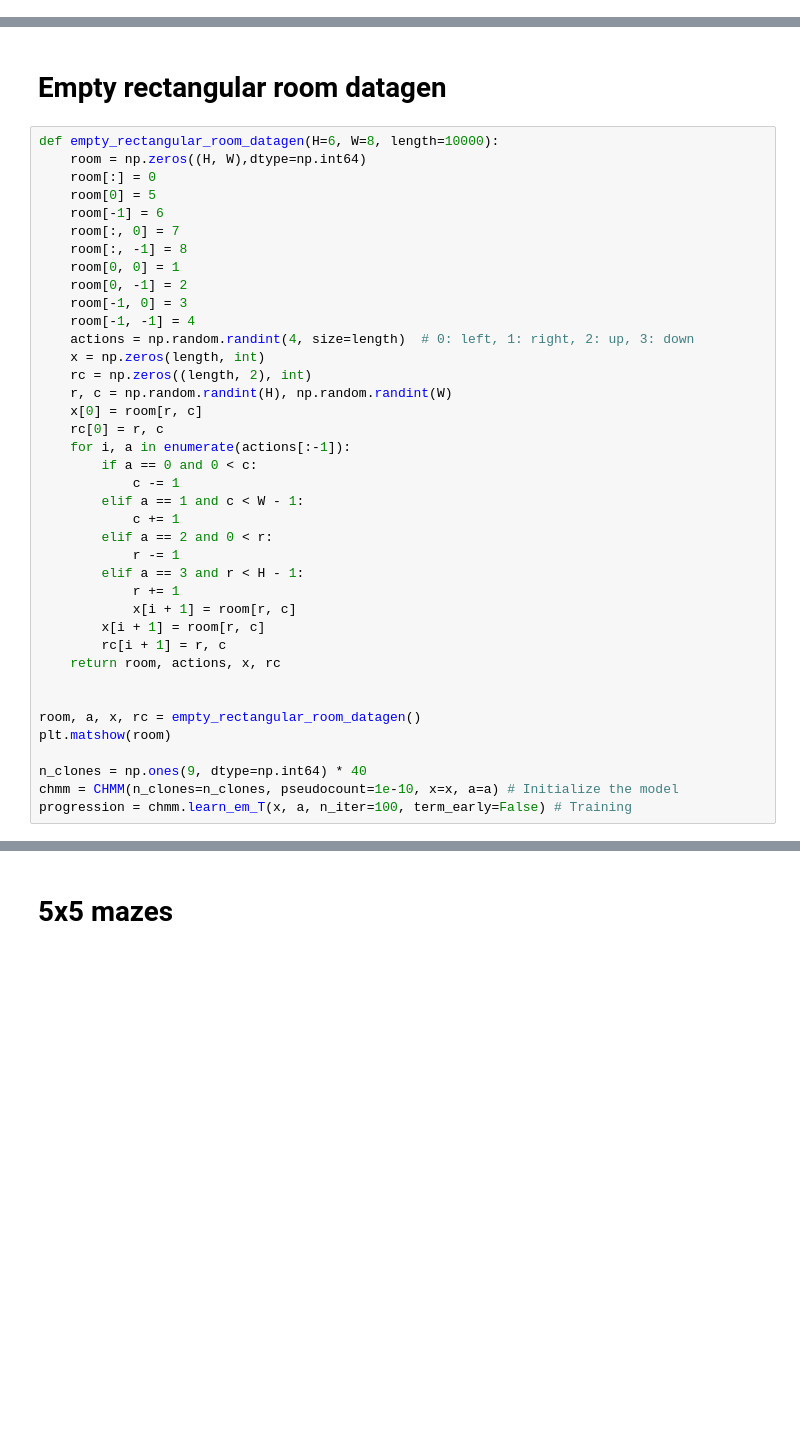
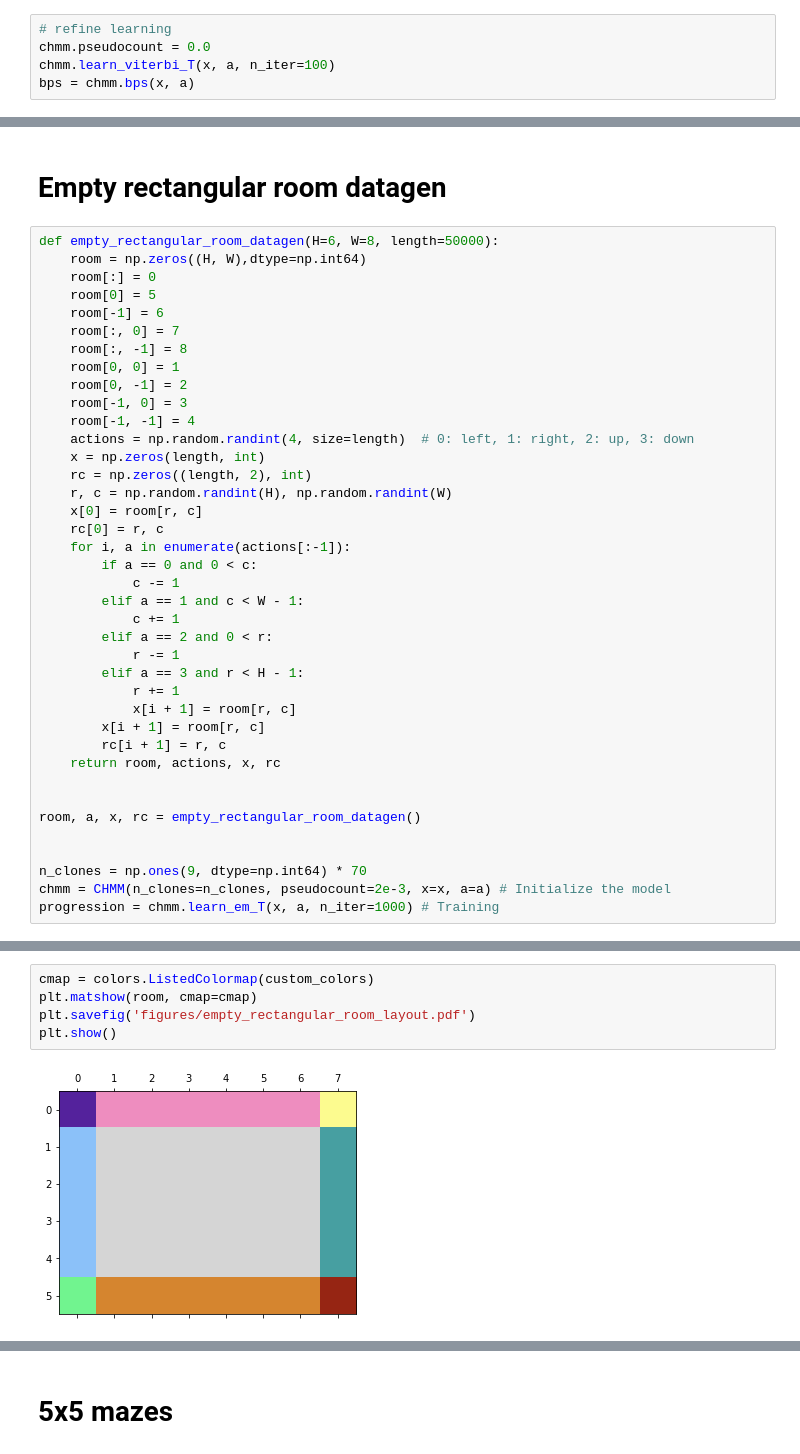
Before and after one commit to vicariousinc/naturecomm_cscg, a Jupyter notebook: intro.ipynb, the cells around one changed output, grey strips where cells are left out. Drawn from its saved outputs; the diff is of its cells as text; blank space fills up the shorter version.

```diff
--- a/intro.ipynb
+++ b/intro.ipynb
@@ -62,0 +94,5 @@ progression = chmm.learn_em_T(x, a, n_iter=100, term_early=False) # Training
+# %%
+# refine learning
+chmm.pseudocount = 0.0
+chmm.learn_viterbi_T(x, a, n_iter=100)
+bps = chmm.bps(x, a)
@@ -63,7 +111,7 @@ progression = chmm.learn_em_T(x, a, n_iter=100, term_early=False) # Training
 # %% [markdown]
 # Empty rectangular room datagen
 # %%
-def empty_rectangular_room_datagen(H=6, W=8, length=10000):
+def empty_rectangular_room_datagen(H=6, W=8, length=50000):
     room = np.zeros((H, W),dtype=np.int64)
     room[:] = 0
     room[0] = 5
@@ -96,9 +144,9 @@ def empty_rectangular_room_datagen(H=6, W=8, length=10000):
 
 
 room, a, x, rc = empty_rectangular_room_datagen()
-plt.matshow(room)
 
-n_clones = np.ones(9, dtype=np.int64) * 40
-chmm = CHMM(n_clones=n_clones, pseudocount=1e-10, x=x, a=a) # Initialize the model
-progression = chmm.learn_em_T(x, a, n_iter=100, term_early=False) # Training
+
+n_clones = np.ones(9, dtype=np.int64) * 70
+chmm = CHMM(n_clones=n_clones, pseudocount=2e-3, x=x, a=a) # Initialize the model
+progression = chmm.learn_em_T(x, a, n_iter=1000) # Training
 # %% [output]
@@ -161,0 +159,7 @@ Average number of clones: 40.0
+# %%
+cmap = colors.ListedColormap(custom_colors)
+plt.matshow(room, cmap=cmap)
+plt.savefig('figures/empty_rectangular_room_layout.pdf')
+plt.show()
+# %% [output]
+[figure, added]
```
Also changed, not shown: parts of 23 cells of this notebook.
